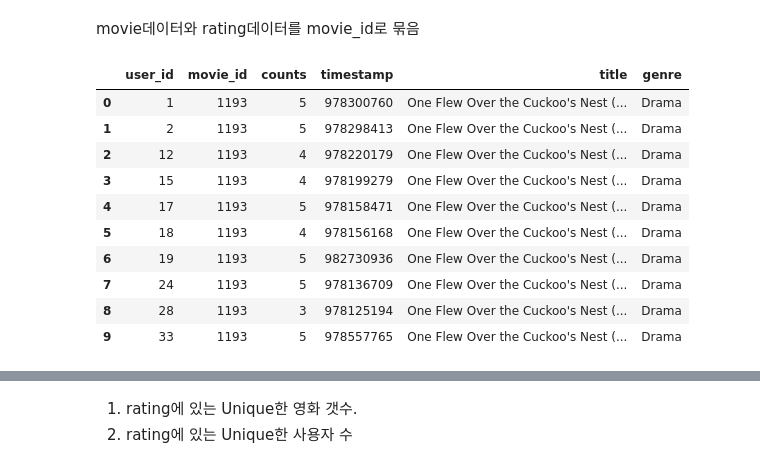
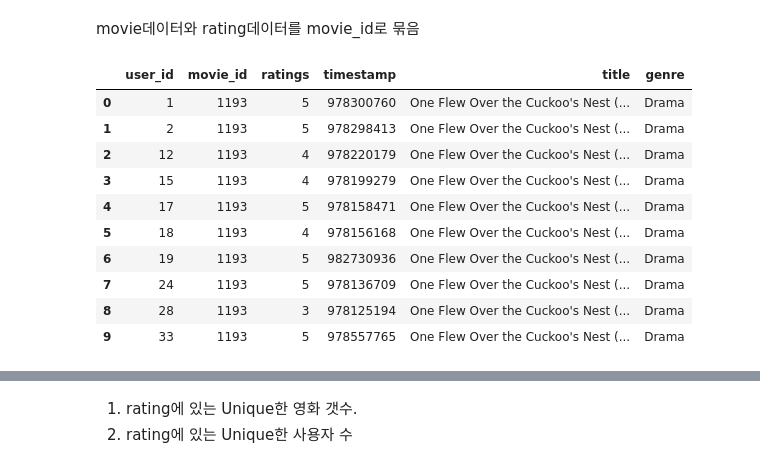
Before and after one commit to lsh231/Exploration_GN4, a Jupyter notebook: [E15]/E15.ipynb, the cells around one changed output, grey strips where cells are left out. Saved outputs shown, nothing was run; the diff lists cells and outputs as text; code cells hidden in the pictures.

```diff
--- a/[E15]/E15.ipynb
+++ b/[E15]/E15.ipynb
@@ -28,7 +28,4 @@ print(f'Ratio of Remaining Data is {filtered_data_size / orginal_data_size:.2%}'
 # %% [output]
 orginal_data_size: 1000209, filtered_data_size: 836478
 Ratio of Remaining Data is 83.63%
-# %%
-# ratings 컬럼의 이름을 counts로 바꿉니다.
-ratings.rename(columns={'ratings':'counts'}, inplace=True)
 # %%
@@ -72,10 +65,10 @@ ratings['user_id'].nunique()
 # %% [markdown]
 movie데이터와 rating데이터를 movie_id로 묶음
 # %%
-movie_ratings = pd.merge(ratings, movies, left_on='movie_id', right_on='movie_id')
-movie_ratings.head(10)
+data = pd.merge(ratings, movies, left_on='movie_id', right_on='movie_id')
+data.head(10)
 # %% [output]
-|  | user_id | movie_id | counts | timestamp | title | genre |
+|  | user_id | movie_id | ratings | timestamp | title | genre |
 | 0 | 1 | 1193 | 5 | 978300760 | One Flew Over the Cuckoo's Nest (... | Drama |
 | 1 | 2 | 1193 | 5 | 978298413 | One Flew Over the Cuckoo's Nest (... | Drama |
 | 2 | 12 | 1193 | 4 | 978220179 | One Flew Over the Cuckoo's Nest (... | Drama |
```
Also changed, not shown: parts of 60 cells of this notebook.
